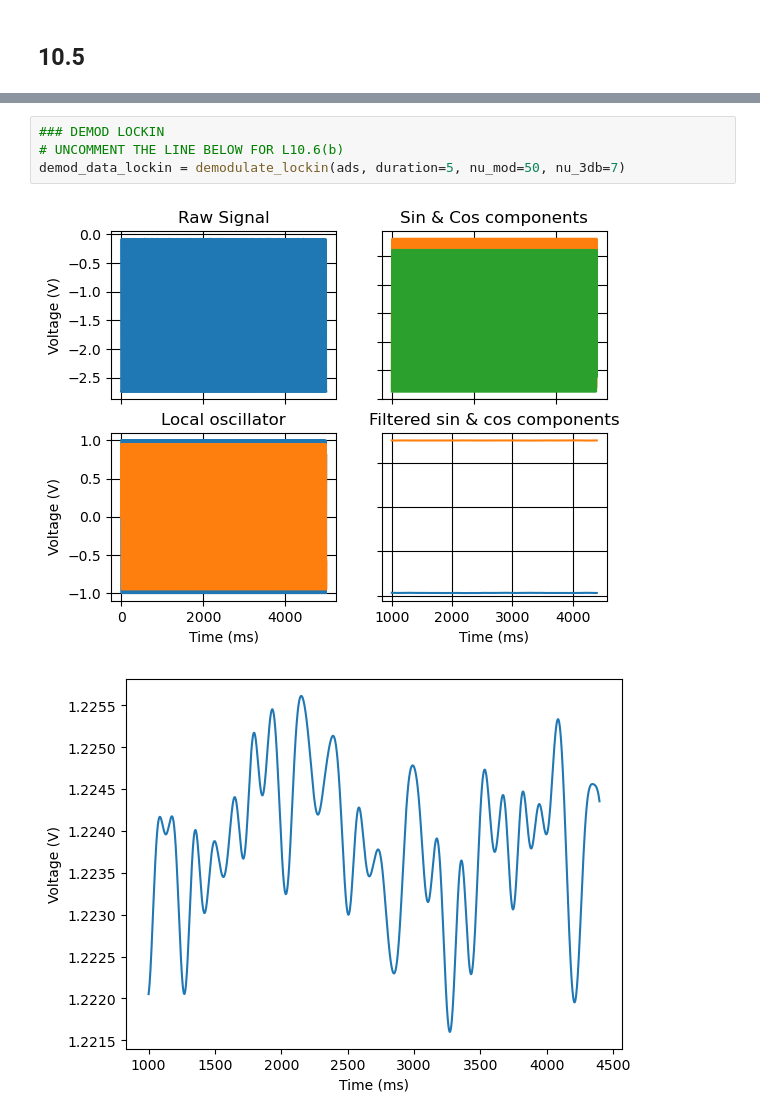
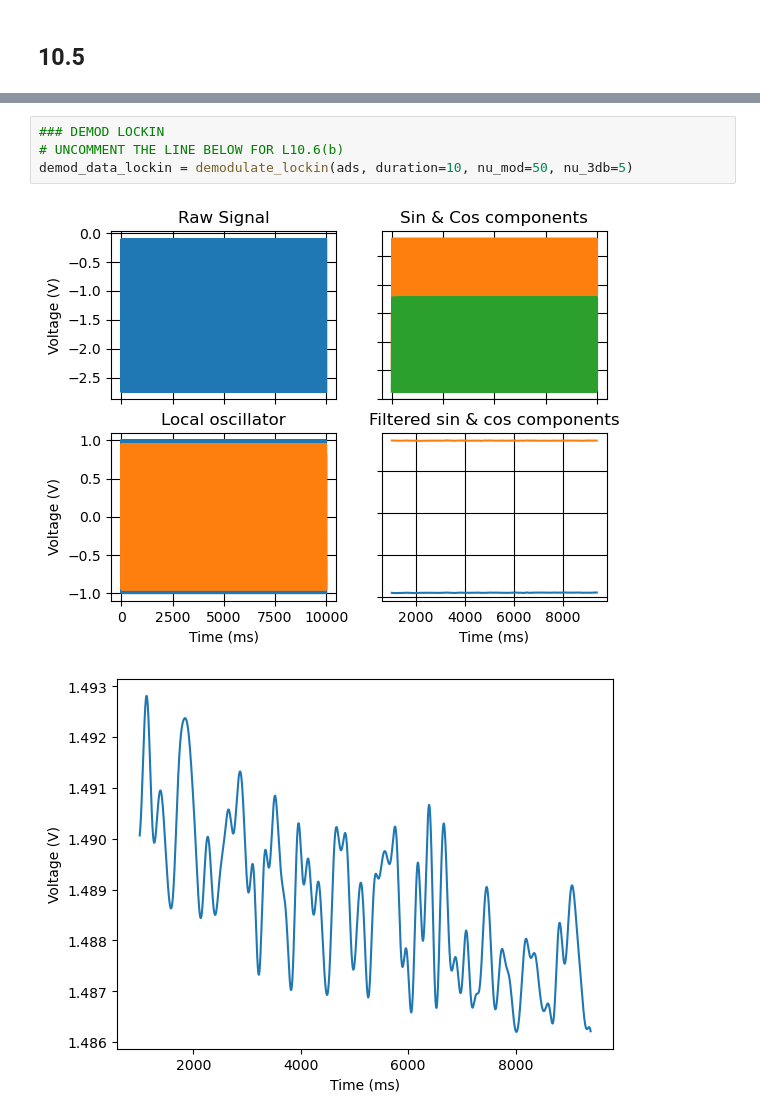
Before and after one commit to t-vee/111ALab, a Jupyter notebook: Lab 10/Lab10PythonNotebook.ipynb, the cells around one changed output, grey strips where cells are left out. Cells and saved outputs as stored; diff of their text form.

```diff
--- a/Lab 10/Lab10PythonNotebook.ipynb
+++ b/Lab 10/Lab10PythonNotebook.ipynb
@@ -206,10 +210,10 @@ plt.show()
 # %%
 ### DEMOD LOCKIN
 # UNCOMMENT THE LINE BELOW FOR L10.6(b)
-demod_data_lockin = demodulate_lockin(ads, duration=5, nu_mod=50, nu_3db=7)
+demod_data_lockin = demodulate_lockin(ads, duration=10, nu_mod=50, nu_3db=5)
 # %% [output]
-[figure, old version]
+[figure, new version]
-[figure, old version]
+[figure, new version]
 # %%
 ### APPROACH COMPARISON
 
```
Also changed, not shown: parts of 14 cells of this notebook, 23 other files.
